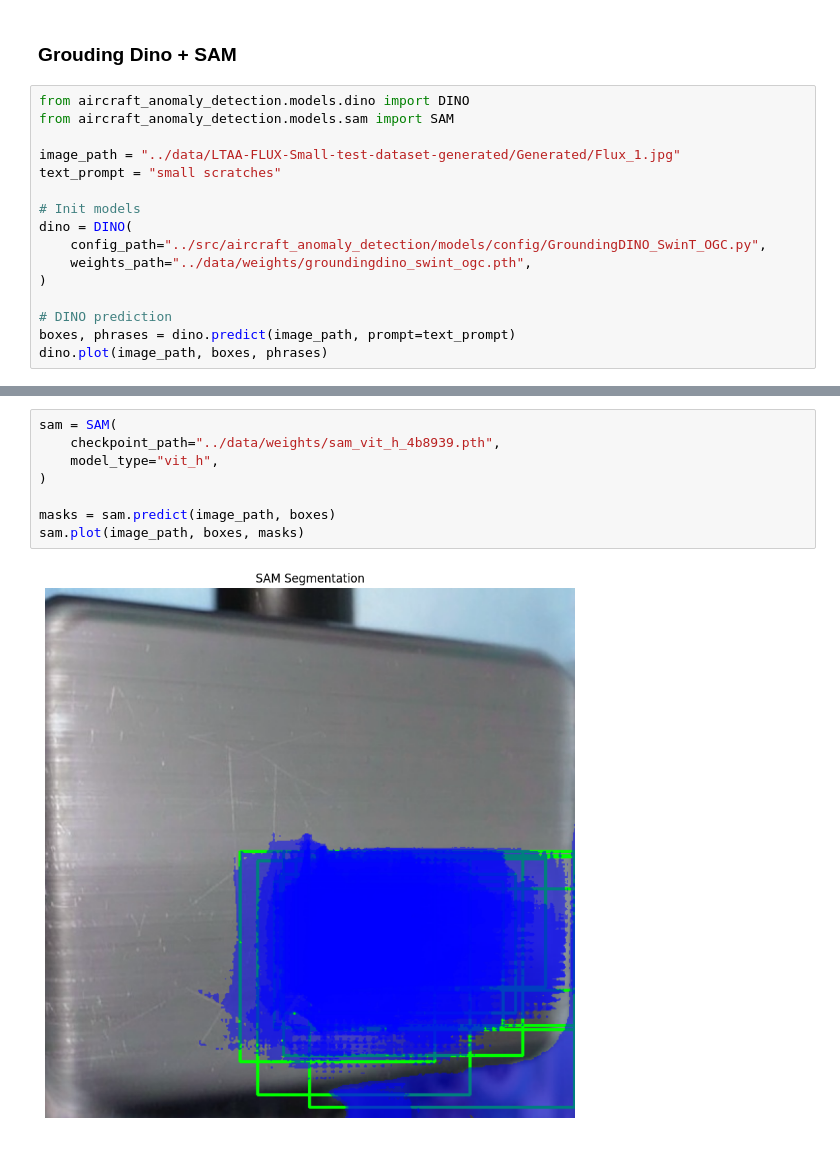
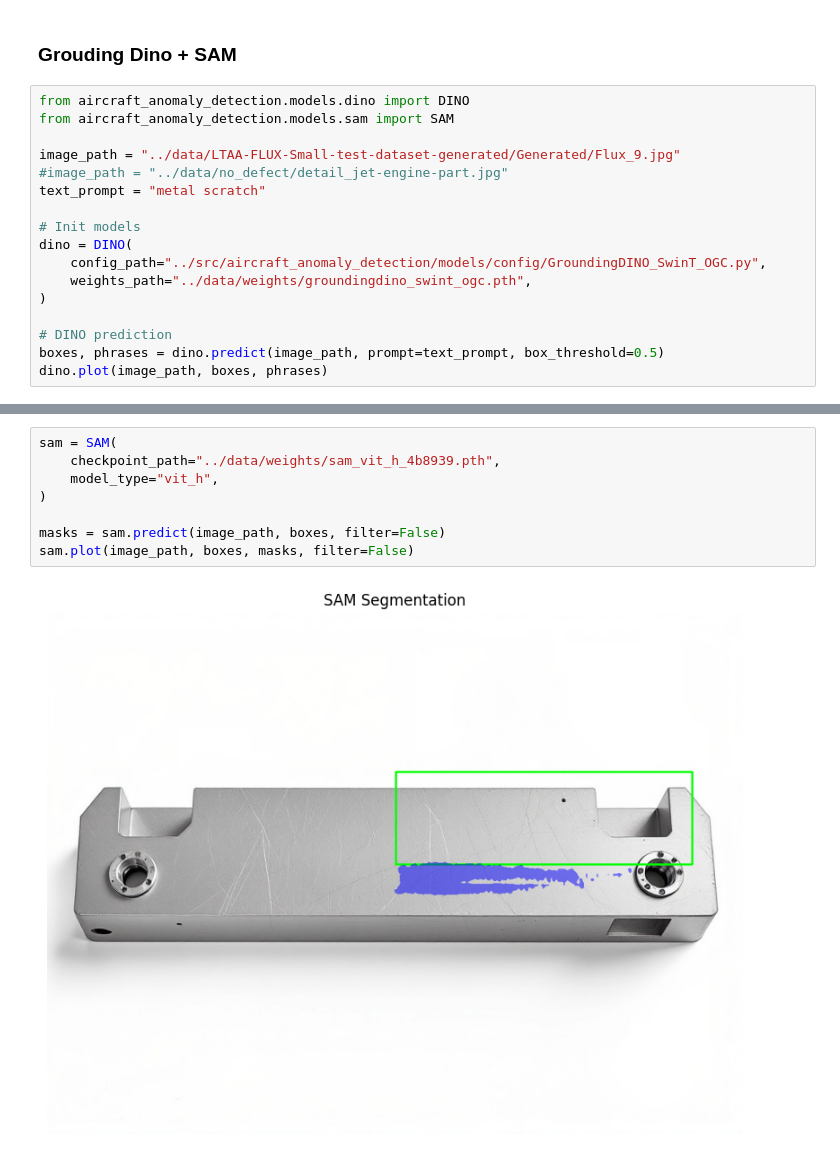
Before and after one commit to tanios13/aircraft-engine-anomaly-detection, a Jupyter notebook: notebooks/test_prediction.ipynb, the cells around one changed output, grey strips where cells are left out. Drawn from its saved outputs; the diff is of its cells as text.

```diff
--- a/notebooks/test_prediction.ipynb
+++ b/notebooks/test_prediction.ipynb
@@ -18,8 +18,9 @@ print(folder_preds)
 from aircraft_anomaly_detection.models.dino import DINO
 from aircraft_anomaly_detection.models.sam import SAM
 
-image_path = "../data/LTAA-FLUX-Small-test-dataset-generated/Generated/Flux_1.jpg"
-text_prompt = "small scratches"
+image_path = "../data/LTAA-FLUX-Small-test-dataset-generated/Generated/Flux_9.jpg"
+#image_path = "../data/no_defect/detail_jet-engine-part.jpg"
+text_prompt = "metal scratch"
 
 # Init models
 dino = DINO(
@@ -28,7 +29,7 @@ dino = DINO(
 )
 
 # DINO prediction
-boxes, phrases = dino.predict(image_path, prompt=text_prompt)
+boxes, phrases = dino.predict(image_path, prompt=text_prompt, box_threshold=0.5)
 dino.plot(image_path, boxes, phrases)
 # %% [output]
 TqdmWarning: IProgress not found. Please update jupyter and ipywidgets. See https://ipywidgets.readthedocs.io/en/stable/user_install.html
@@ -45,10 +49,10 @@ AttributeError: 'SAM' object has no attribute 'set_image'
 # %%
 sam = SAM(
     checkpoint_path="../data/weights/sam_vit_h_4b8939.pth",
     model_type="vit_h",
 )
 
-masks = sam.predict(image_path, boxes)
-sam.plot(image_path, boxes, masks)
+masks = sam.predict(image_path, boxes, filter=False)
+sam.plot(image_path, boxes, masks, filter=False)
 # %% [output]
-[figure, old version]
+[figure, new version]
```
Also changed, not shown: parts of 2 cells of this notebook, 2 other files.
